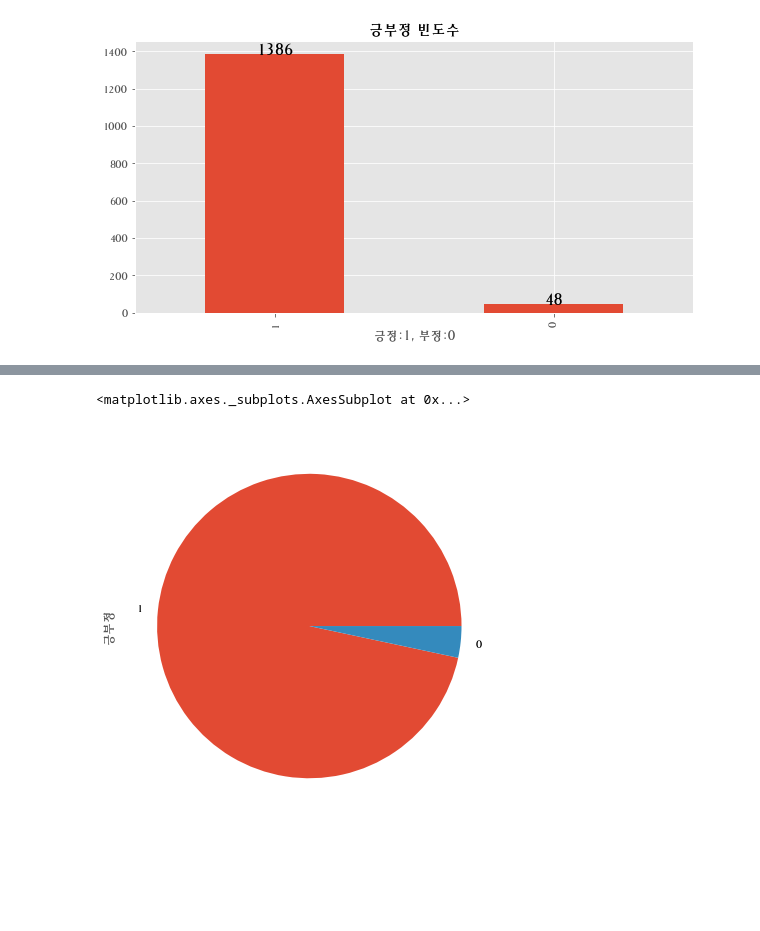
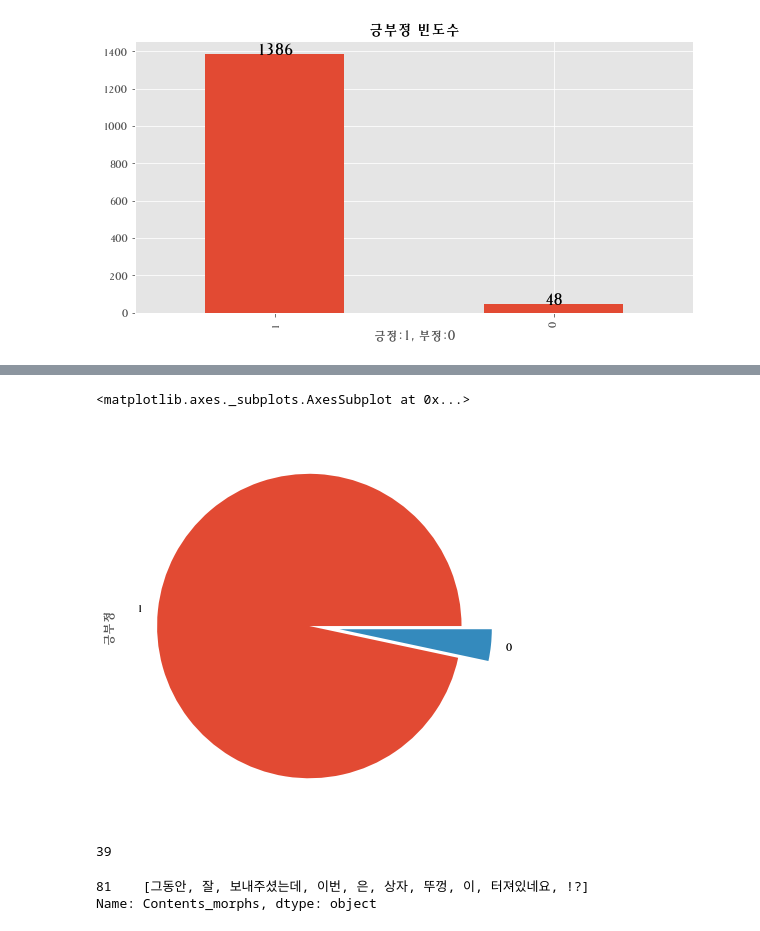
Before and after one commit to skdbsxir/DS-Studying, a Jupyter notebook: [NN Study]/[NLP Study]/[실무예제]/02. JJS Tokenizing 3.ipynb, the cells around one changed output, grey strips where cells are left out. Cells and saved outputs as stored; diff of their text form; code cells hidden in the pictures; blank space fills up the shorter version.

```diff
--- a/[NN Study]/[NLP Study]/[실무예제]/02. JJS Tokenizing 3.ipynb
+++ b/[NN Study]/[NLP Study]/[실무예제]/02. JJS Tokenizing 3.ipynb
@@ -87,5 +87,9 @@ df['별점'].value_counts().plot.pie(figsize=(7,7))
 # %%
-df['긍부정'].value_counts().plot.pie(figsize=(7,7))
+df['긍부정'].value_counts().plot.pie(figsize=(7,7), explode=(0, 0.2))
 # %% [output]
 <matplotlib.axes._subplots.AxesSubplot at 0x...>
-[figure, old version]
+[figure, new version]
+# %%
+len(df.loc[df['별점']==3])
+# %% [output]
+39
@@ -91,0 +101,5 @@ df['긍부정'].value_counts().plot.pie(figsize=(7,7))
+# %%
+df.loc[df['별점']==1]['Contents_morphs']
+# %% [output]
+81    [그동안, 잘, 보내주셨는데, 이번, 은, 상자, 뚜껑, 이, 터져있네요, !?]
+Name: Contents_morphs, dtype: object
```
Also changed, not shown: parts of 13 cells of this notebook.
